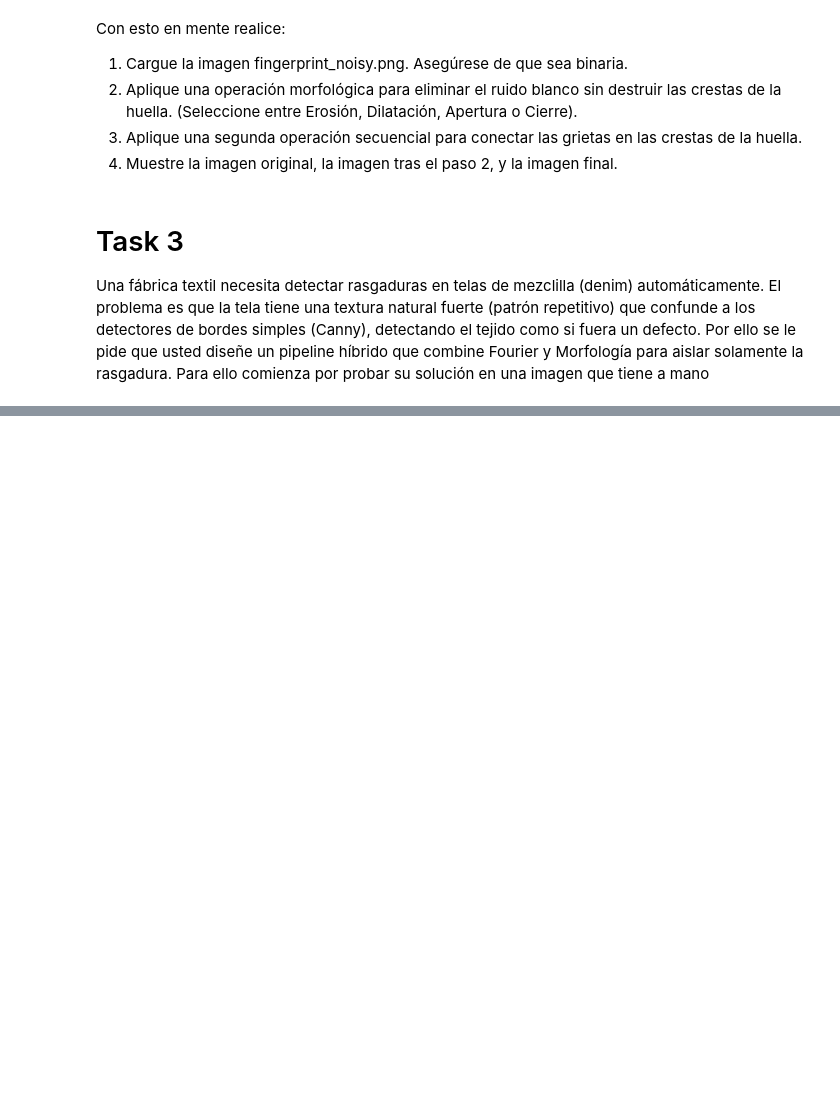
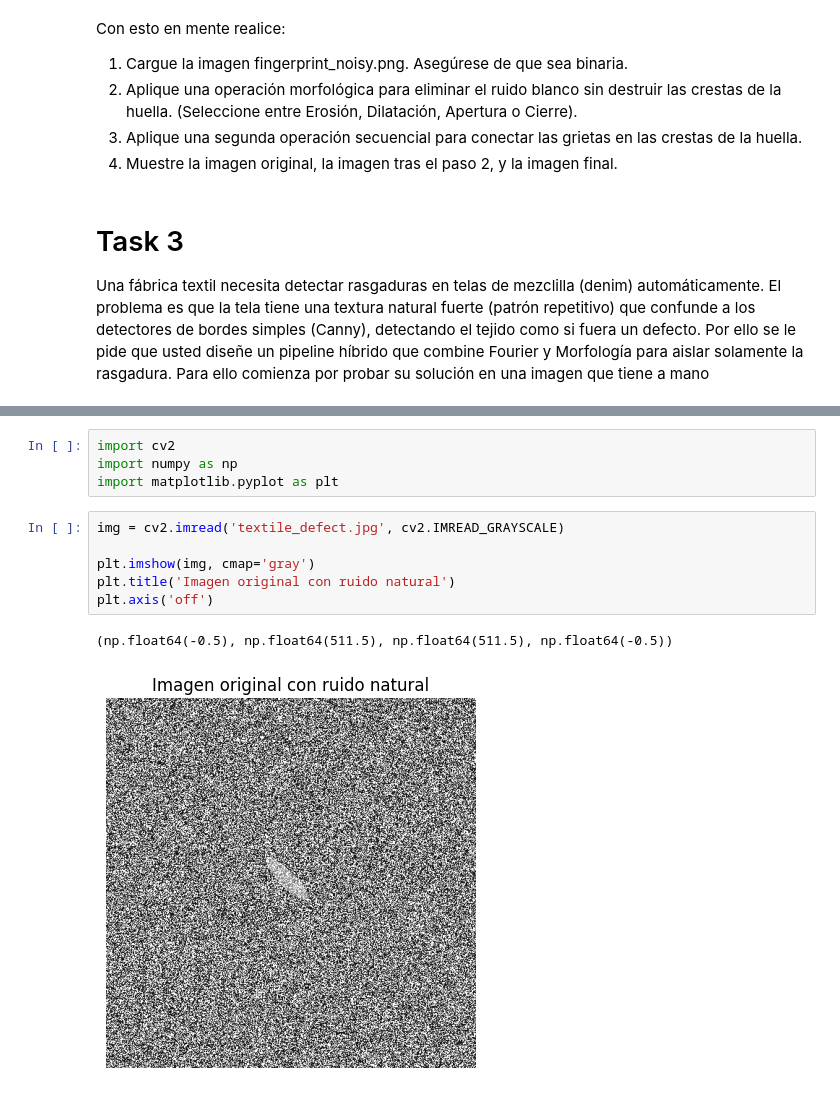
Before and after one commit to Czar272/lab2_VxC, a Jupyter notebook: lab2.ipynb, the cells around one changed output, grey strips where cells are left out. Cells and saved outputs as stored; diff of their text form; blank space fills up the shorter version.

```diff
--- a/lab2.ipynb
+++ b/lab2.ipynb
@@ -103,0 +110,13 @@ Una fábrica textil necesita detectar rasgaduras en telas de mezclilla (denim) a
+# %%
+import cv2
+import numpy as np
+import matplotlib.pyplot as plt
+# %%
+img = cv2.imread('textile_defect.jpg', cv2.IMREAD_GRAYSCALE)
+
+plt.imshow(img, cmap='gray')
+plt.title('Imagen original con ruido natural')
+plt.axis('off')
+# %% [output]
+(np.float64(-0.5), np.float64(511.5), np.float64(511.5), np.float64(-0.5))
+[figure, added]
```
Also changed, not shown: parts of 6 cells of this notebook, 1 other file.
